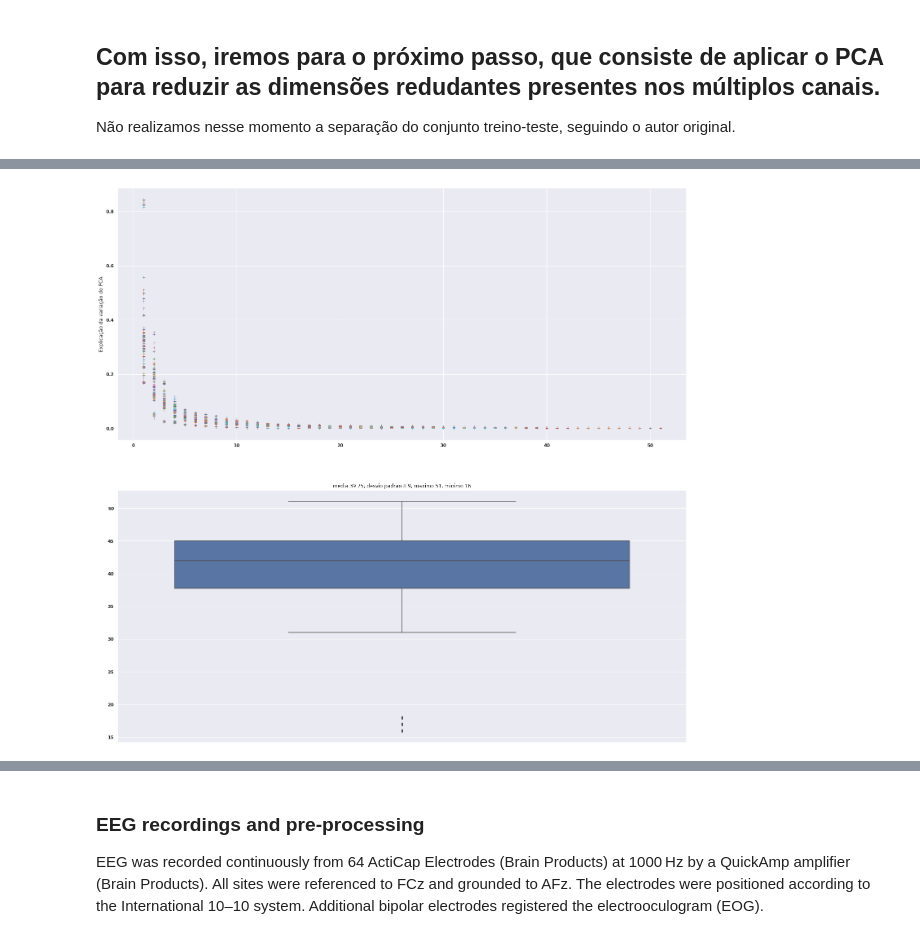
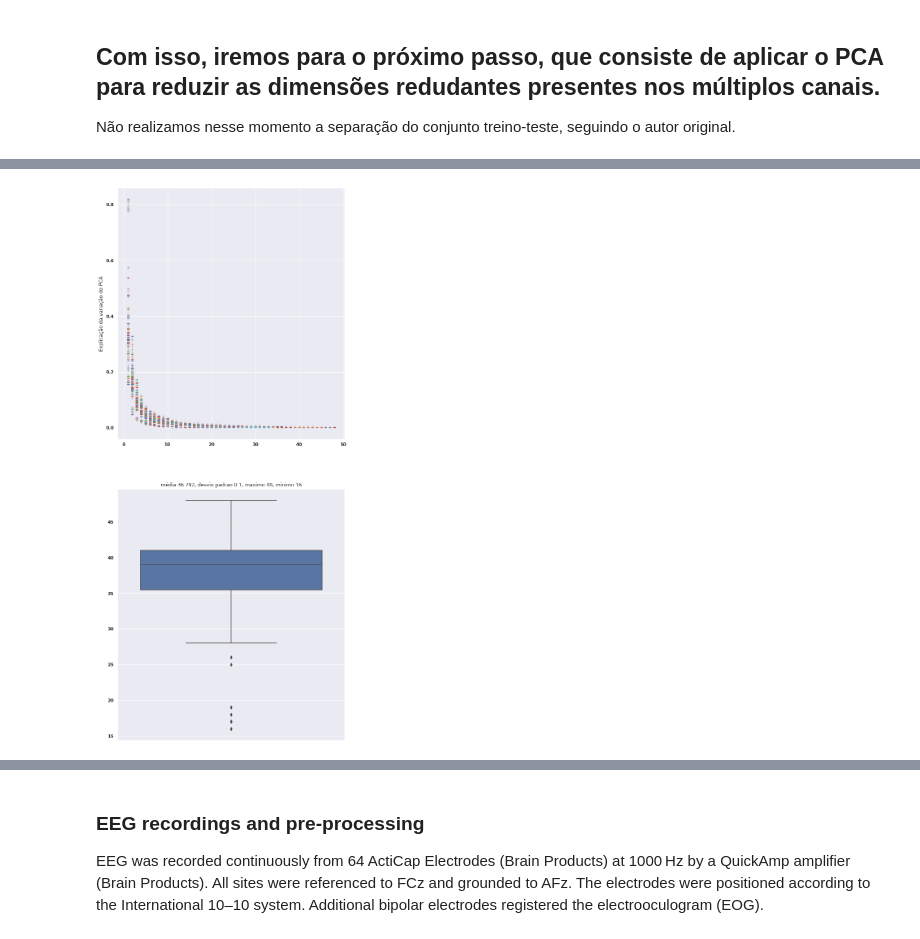
Before and after one commit to bruAristimunha/Across-Modalities, a Jupyter notebook: notebook/Original-Proposal.ipynb, the cells around one changed output, grey strips where cells are left out. Drawn from its saved outputs; the diff is of its cells as text; code cells hidden in the pictures.

```diff
--- a/notebook/Original-Proposal.ipynb
+++ b/notebook/Original-Proposal.ipynb
@@ -72,20 +78,23 @@ Não realizamos nesse momento a separação do conjunto treino-teste, seguindo o
 # %%
 from sklearn.decomposition import PCA
 # %%
-def myPCA(data: np.array, return_data = False) -> PCA :
-
-    #import pdb; pdb.set_trace()
-    #data = data.reshape(64,120)
-    pca_ = PCA(random_state=42, svd_solver = 'full', n_components=0.99)
+def myPCA(data: np.array, return_data = False, n_components=0.99) -> PCA :
 
     #data = data.reshape(64,120)
+    pca_ = PCA(random_state=42, svd_solver = 'full', n_components=n_components)
+
+    data = data.T
 
     data_ft = pca_.fit_transform(data)
+    #import pdb; pdb.set_trace()
 
     #import pdb; pdb.set_trace()
     if(return_data):
         return data_ft
     else:
         return pca_
+# %%
+myPCA_method = lambda df : myPCA(df, return_data=False)
+myPCA_data = lambda df : myPCA(df, return_data=True)
 # %%
 divide = lambda x : np.split(x,6)
@@ -94,2 +101,6 @@ por_janela = list(map(divide, recorte_tempo_total))
+# %%
+por_janela_expo1 = list(map(divide, exposure1))
+por_janela_expo2 = list(map(divide, exposure2))
 # %%
-por_pessoa = [ list(map(myPCA,np.array(pessoa).reshape(6,64,240))) for pessoa in por_janela]
+por_pessoa_expo1 = [ list(map(myPCA_method,np.array(pessoa).reshape(6,64,120))) for pessoa in por_janela_expo1]
+por_pessoa_expo2 = [ list(map(myPCA_method,np.array(pessoa).reshape(6,64,120))) for pessoa in por_janela_expo2]
@@ -122,21 +113,21 @@ font = {'weight' : 'bold',
 
 matplotlib.rc('font', **font)
 # %%
-fig, ax = plt.subplots(nrows=2, figsize=(25, 25))
-method_pca = np.array(por_pessoa).reshape(-1)
+fig, ax = plt.subplots(nrows=2, figsize=(10, 25))
+method_pca = np.array(np.concatenate([por_pessoa_expo1,por_pessoa_expo2])).reshape(-1)
 componentes = [pc.n_components_ for pc in method_pca]
 for pc in method_pca:
 
     ax[0].plot(np.arange(1, pc.n_components_ + 1),
              pc.explained_variance_ratio_, '+', linewidth=2)
     ax[0].set_ylabel('Explicação da variação do PCA')
 
 ax[1] = sns.boxplot(componentes,orient='vert',ax=ax[1])
 ax[1].set_title("média {media:.5}, desvio padrao {std:.2}, maximo {maxi}, minimo {mini}".format(
                                                                         media = np.mean(componentes),
                                                                         std   = np.std(componentes),
                                                                         maxi  = np.max(componentes),
                                                                         mini  = np.min(componentes)))
 plt.show()
 # %% [output]
-[figure, old version]
+[figure, new version]
```
Also changed, not shown: parts of 40 cells of this notebook.
